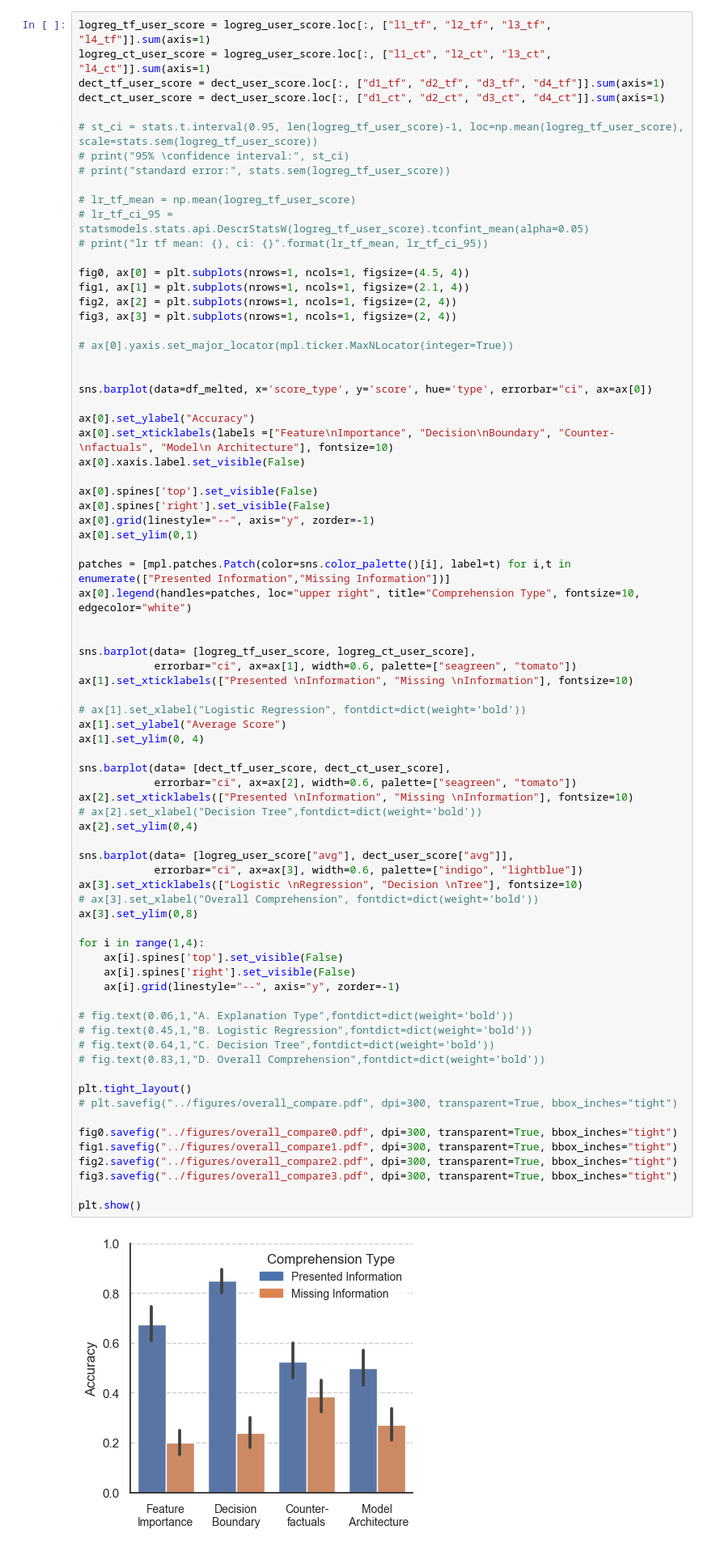
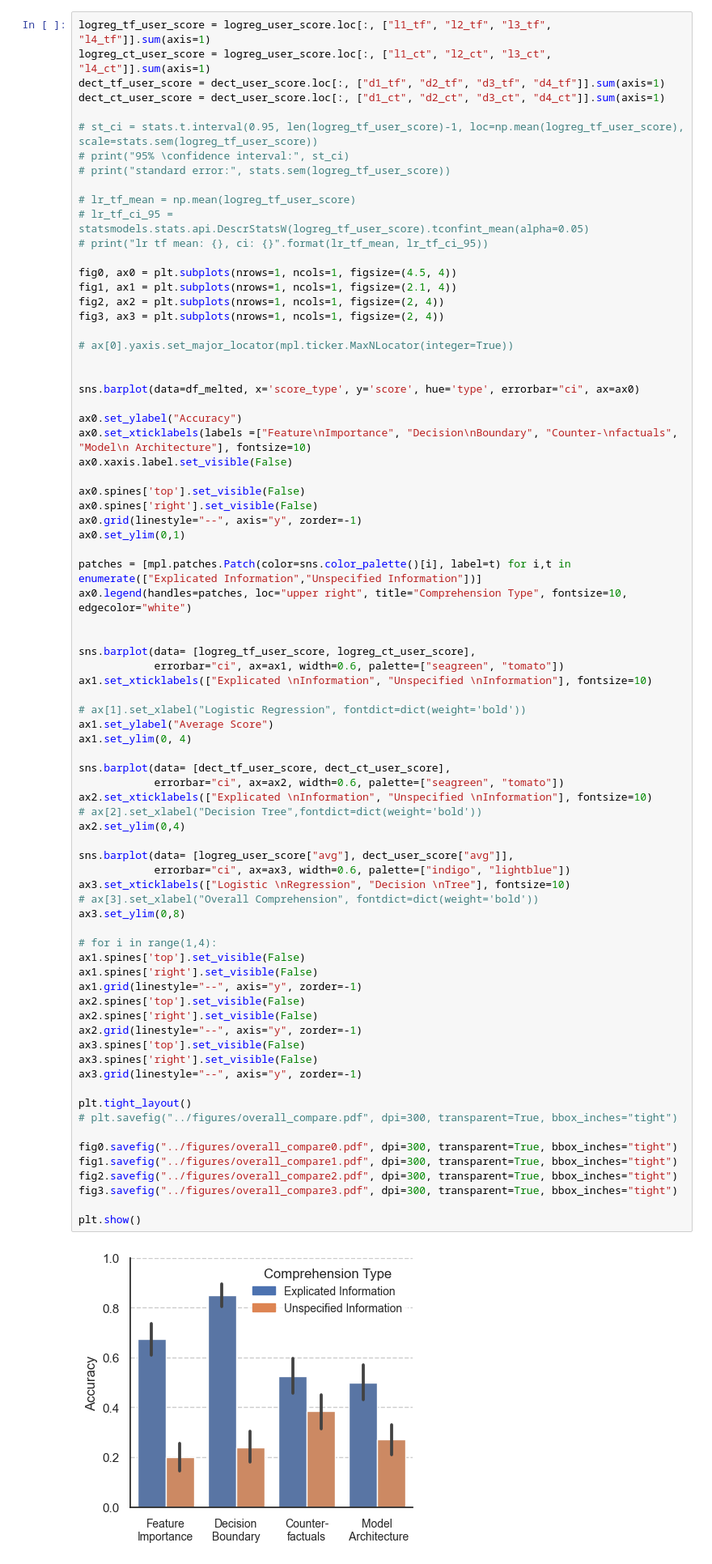
Before and after one commit to xuanxuanxuan-git/hcxai, a Jupyter notebook: survey_analysis.ipynb, the cells around one changed output. Shown at 81% size. Drawn from its saved outputs; the diff is of its cells as text.

```diff
--- a/survey_analysis.ipynb
+++ b/survey_analysis.ipynb
@@ -1056,67 +1056,68 @@ dect_ct_user_score = dect_user_score.loc[:, ["d1_ct", "d2_ct", "d3_ct", "d4_ct"]
 # lr_tf_ci_95 = statsmodels.stats.api.DescrStatsW(logreg_tf_user_score).tconfint_mean(alpha=0.05)
 # print("lr tf mean: {}, ci: {}".format(lr_tf_mean, lr_tf_ci_95))
 
-fig0, ax[0] = plt.subplots(nrows=1, ncols=1, figsize=(4.5, 4))
-fig1, ax[1] = plt.subplots(nrows=1, ncols=1, figsize=(2.1, 4))
-fig2, ax[2] = plt.subplots(nrows=1, ncols=1, figsize=(2, 4))
-fig3, ax[3] = plt.subplots(nrows=1, ncols=1, figsize=(2, 4))
+fig0, ax0 = plt.subplots(nrows=1, ncols=1, figsize=(4.5, 4))
+fig1, ax1 = plt.subplots(nrows=1, ncols=1, figsize=(2.1, 4))
+fig2, ax2 = plt.subplots(nrows=1, ncols=1, figsize=(2, 4))
+fig3, ax3 = plt.subplots(nrows=1, ncols=1, figsize=(2, 4))
 
 # ax[0].yaxis.set_major_locator(mpl.ticker.MaxNLocator(integer=True))
 
 
-sns.barplot(data=df_melted, x='score_type', y='score', hue='type', errorbar="ci", ax=ax[0])
+sns.barplot(data=df_melted, x='score_type', y='score', hue='type', errorbar="ci", ax=ax0)
 
-ax[0].set_ylabel("Accuracy")
-ax[0].set_xticklabels(labels =["Feature\nImportance", "Decision\nBoundary", "Counter-\nfactuals", "Model\n Architecture"], fontsize=10)
-ax[0].xaxis.label.set_visible(False)
+ax0.set_ylabel("Accuracy")
+ax0.set_xticklabels(labels =["Feature\nImportance", "Decision\nBoundary", "Counter-\nfactuals", "Model\n Architecture"], fontsize=10)
+ax0.xaxis.label.set_visible(False)
 
-ax[0].spines['top'].set_visible(False)
-ax[0].spines['right'].set_visible(False)
-ax[0].grid(linestyle="--", axis="y", zorder=-1)
-ax[0].set_ylim(0,1)
+ax0.spines['top'].set_visible(False)
+ax0.spines['right'].set_visible(False)
+ax0.grid(linestyle="--", axis="y", zorder=-1)
+ax0.set_ylim(0,1)
 
-patches = [mpl.patches.Patch(color=sns.color_palette()[i], label=t) for i,t in enumerate(["Presented Information","Missing Information"])]
-ax[0].legend(handles=patches, loc="upper right", title="Comprehension Type", fontsize=10, edgecolor="white")
+patches = [mpl.patches.Patch(color=sns.color_palette()[i], label=t) for i,t in enumerate(["Explicated Information","Unspecified Information"])]
+ax0.legend(handles=patches, loc="upper right", title="Comprehension Type", fontsize=10, edgecolor="white")
 
 
 sns.barplot(data= [logreg_tf_user_score, logreg_ct_user_score],
-            errorbar="ci", ax=ax[1], width=0.6, palette=["seagreen", "tomato"])
-ax[1].set_xticklabels(["Presented \nInformation", "Missing \nInformation"], fontsize=10)
+            errorbar="ci", ax=ax1, width=0.6, palette=["seagreen", "tomato"])
+ax1.set_xticklabels(["Explicated \nInformation", "Unspecified \nInformation"], fontsize=10)
 
 # ax[1].set_xlabel("Logistic Regression", fontdict=dict(weight='bold'))
-ax[1].set_ylabel("Average Score")
-ax[1].set_ylim(0, 4)
+ax1.set_ylabel("Average Score")
+ax1.set_ylim(0, 4)
 
 sns.barplot(data= [dect_tf_user_score, dect_ct_user_score],
-            errorbar="ci", ax=ax[2], width=0.6, palette=["seagreen", "tomato"])
-ax[2].set_xticklabels(["Presented \nInformation", "Missing \nInformation"], fontsize=10)
+            errorbar="ci", ax=ax2, width=0.6, palette=["seagreen", "tomato"])
+ax2.set_xticklabels(["Explicated \nInformation", "Unspecified \nInformation"], fontsize=10)
 # ax[2].set_xlabel("Decision Tree",fontdict=dict(weight='bold'))
-ax[2].set_ylim(0,4)
+ax2.set_ylim(0,4)
 
 sns.barplot(data= [logreg_user_score["avg"], dect_user_score["avg"]],
-            errorbar="ci", ax=ax[3], width=0.6, palette=["indigo", "lightblue"])
-ax[3].set_xticklabels(["Logistic \nRegression", "Decision \nTree"], fontsize=10)
+            errorbar="ci", ax=ax3, width=0.6, palette=["indigo", "lightblue"])
+ax3.set_xticklabels(["Logistic \nRegression", "Decision \nTree"], fontsize=10)
 # ax[3].set_xlabel("Overall Comprehension", fontdict=dict(weight='bold'))
-ax[3].set_ylim(0,8)
+ax3.set_ylim(0,8)
 
-for i in range(1,4):
-    ax[i].spines['top'].set_visible(False)
-    ax[i].spines['right'].set_visible(False)
-    ax[i].grid(linestyle="--", axis="y", zorder=-1)
-
-# fig.text(0.06,1,"A. Explanation Type",fontdict=dict(weight='bold'))
-# fig.text(0.45,1,"B. Logistic Regression",fontdict=dict(weight='bold'))
-# fig.text(0.64,1,"C. Decision Tree",fontdict=dict(weight='bold'))
-# fig.text(0.83,1,"D. Overall Comprehension",fontdict=dict(weight='bold'))
+# for i in range(1,4):
+ax1.spines['top'].set_visible(False)
+ax1.spines['right'].set_visible(False)
+ax1.grid(linestyle="--", axis="y", zorder=-1)
+ax2.spines['top'].set_visible(False)
+ax2.spines['right'].set_visible(False)
+ax2.grid(linestyle="--", axis="y", zorder=-1)
+ax3.spines['top'].set_visible(False)
+ax3.spines['right'].set_visible(False)
+ax3.grid(linestyle="--", axis="y", zorder=-1)
 
 plt.tight_layout()
 # plt.savefig("../figures/overall_compare.pdf", dpi=300, transparent=True, bbox_inches="tight")
 
 fig0.savefig("../figures/overall_compare0.pdf", dpi=300, transparent=True, bbox_inches="tight")
 fig1.savefig("../figures/overall_compare1.pdf", dpi=300, transparent=True, bbox_inches="tight")
 fig2.savefig("../figures/overall_compare2.pdf", dpi=300, transparent=True, bbox_inches="tight")
 fig3.savefig("../figures/overall_compare3.pdf", dpi=300, transparent=True, bbox_inches="tight")
 
 plt.show()
 # %% [output]
-[figure, old version]
+[figure, new version]
```
Also changed, not shown: parts of 15 cells of this notebook.
